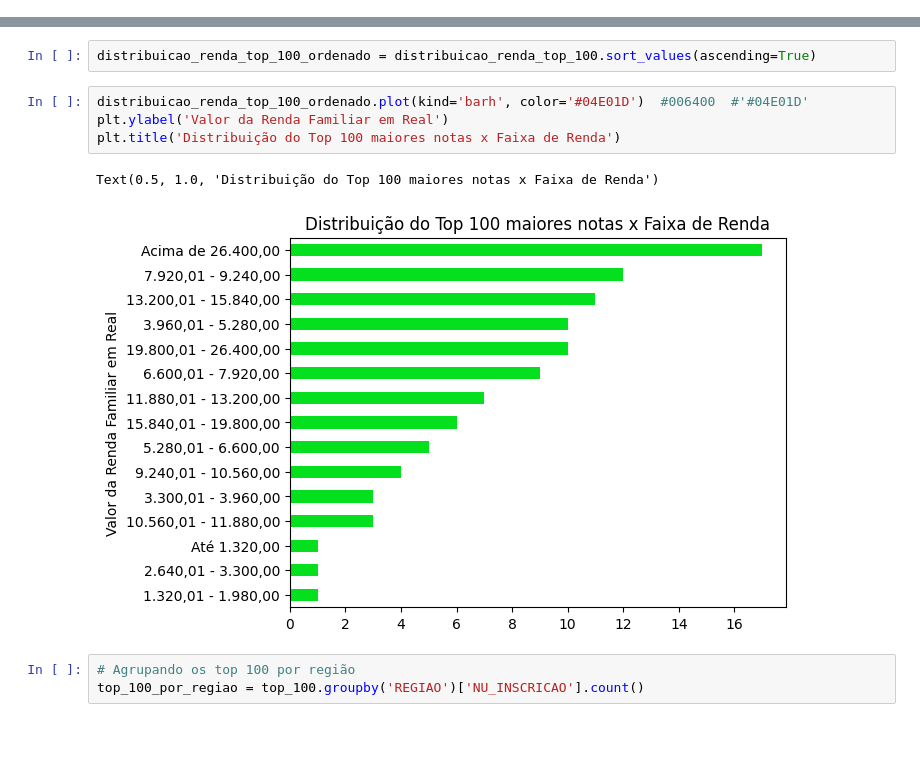
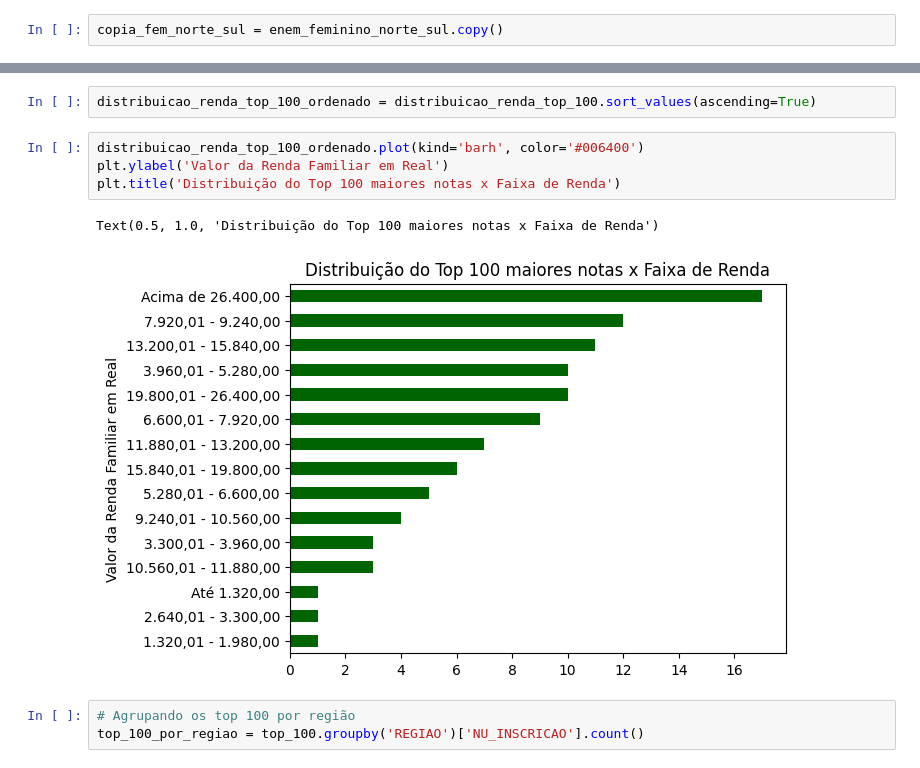
Before and after one commit to reprograma/on34-python-s17-projeto-final-I, a Jupyter notebook: Projeto_Final_Dallia_Reis_e_Luana_Paes.ipynb, the cells around one changed output, grey strips where cells are left out. Saved outputs shown, nothing was run; the diff lists cells and outputs as text; blank space fills up the shorter version.

```diff
--- a/Projeto_Final_Dallia_Reis_e_Luana_Paes.ipynb
+++ b/Projeto_Final_Dallia_Reis_e_Luana_Paes.ipynb
@@ -386,5 +386,7 @@ Isso indica que 61,39% das inscrições na região Norte são de mulheres e que
 
 Objetivo: comparar se há diferença discrepante entre as duas regiões.
+# %%
+copia_fem_norte_sul = enem_feminino_norte_sul.copy()
 # %%
 # Criando uma coluna que verifica se a pessoa faltou em pelo menos uma das provas ou redação
 copia_fem_norte_sul['FALTOU_PELO_MENOS_UMA'] = copia_fem_norte_sul[[
@@ -471,12 +473,12 @@ dtype: int64
 # %%
 distribuicao_renda_top_100_ordenado = distribuicao_renda_top_100.sort_values(ascending=True)
 # %%
-distribuicao_renda_top_100_ordenado.plot(kind='barh', color='#04E01D')  #006400  #'#04E01D'
+distribuicao_renda_top_100_ordenado.plot(kind='barh', color='#006400')
 plt.ylabel('Valor da Renda Familiar em Real')
 plt.title('Distribuição do Top 100 maiores notas x Faixa de Renda')
 # %% [output]
 Text(0.5, 1.0, 'Distribuição do Top 100 maiores notas x Faixa de Renda')
-[figure, old version]
+[figure, new version]
 # %%
 # Agrupando os top 100 por região
 top_100_por_regiao = top_100.groupby('REGIAO')['NU_INSCRICAO'].count()
```
Also changed, not shown: parts of 2 cells of this notebook.
